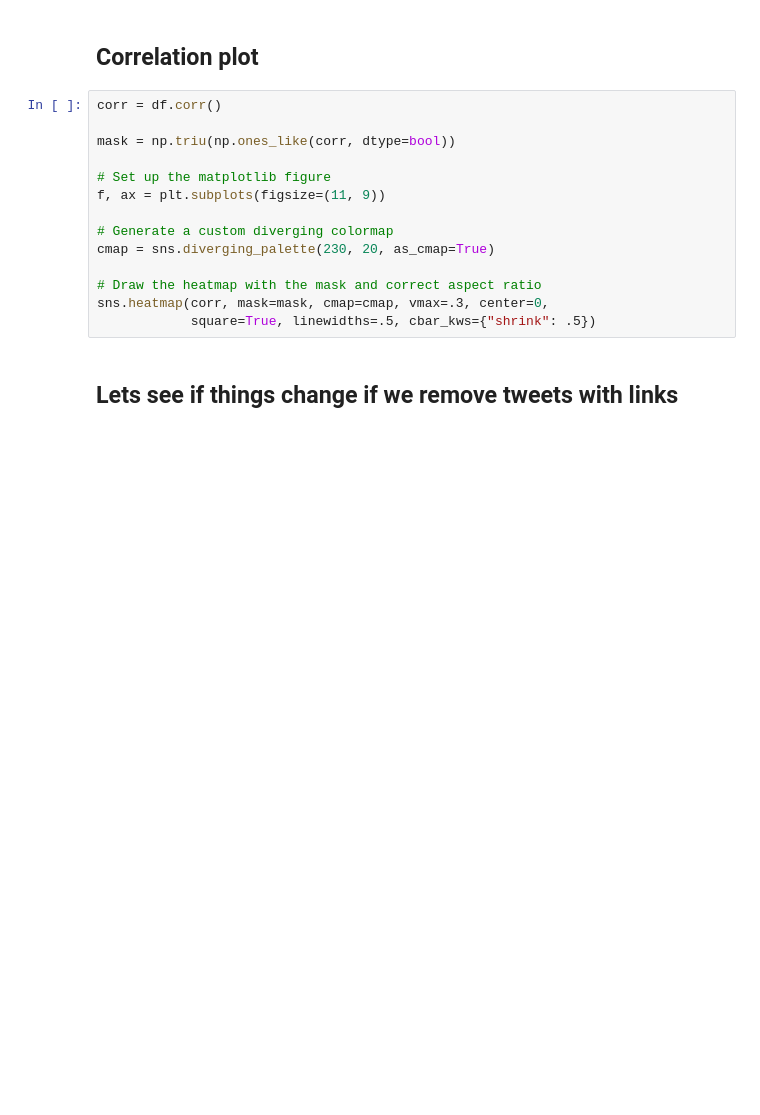
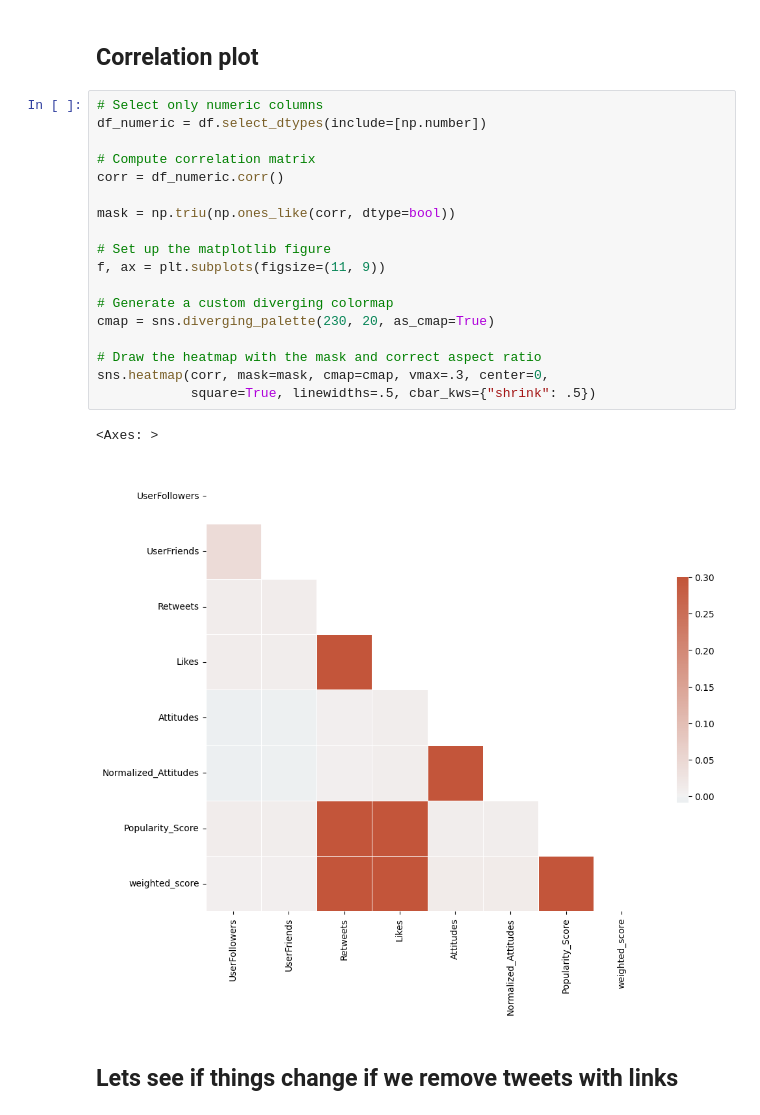
Before and after one commit to Jozue124/CMSC_320_Final_Tutorial, a Jupyter notebook: final_tutorial.ipynb, the cells around one changed output. Cells and saved outputs as stored; diff of their text form; blank space fills up the shorter version.

```diff
--- a/final_tutorial.ipynb
+++ b/final_tutorial.ipynb
@@ -179,19 +179,26 @@ plt.show()
 # %% [markdown]
 ## Correlation plot
 # %%
-corr = df.corr()
+# Select only numeric columns
+df_numeric = df.select_dtypes(include=[np.number])
+
+# Compute correlation matrix
+corr = df_numeric.corr()
 
 mask = np.triu(np.ones_like(corr, dtype=bool))
 
 # Set up the matplotlib figure
 f, ax = plt.subplots(figsize=(11, 9))
 
 # Generate a custom diverging colormap
 cmap = sns.diverging_palette(230, 20, as_cmap=True)
 
 # Draw the heatmap with the mask and correct aspect ratio
 sns.heatmap(corr, mask=mask, cmap=cmap, vmax=.3, center=0,
             square=True, linewidths=.5, cbar_kws={"shrink": .5})
+# %% [output]
+<Axes: >
+[figure, added]
 # %% [markdown]
 ## Lets see if things change if we remove tweets with links
 # %%
```
Also changed, not shown: parts of 2 cells of this notebook.
